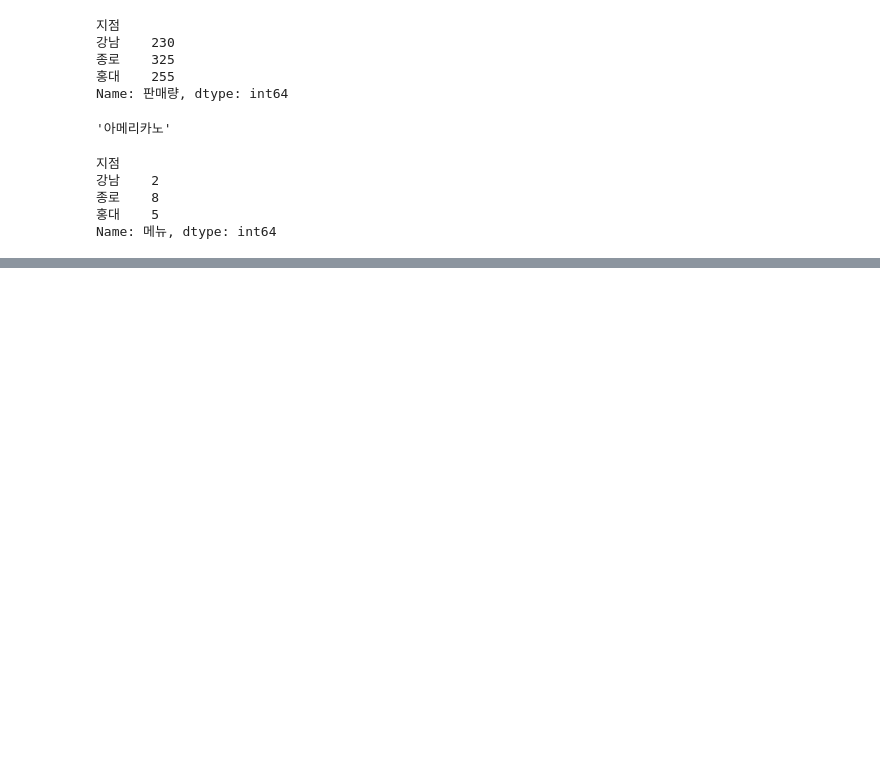
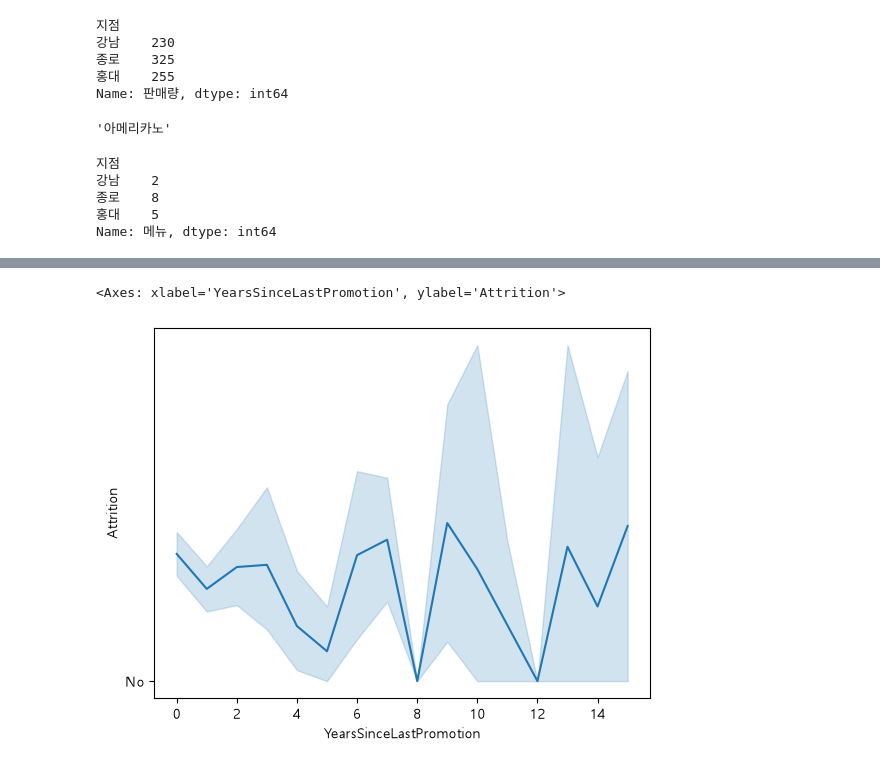
Before and after one commit to shoh03/kdt-data-analysis, a Jupyter notebook: 연습장.ipynb, the cells around one changed output, grey strips where cells are left out. Cells and saved outputs as stored; diff of their text form; code cells hidden in the pictures; blank space fills up the shorter version.

```diff
--- a/연습장.ipynb
+++ b/연습장.ipynb
@@ -358,0 +441,5 @@ Name: 메뉴, dtype: int64
+# %%
+sns.lineplot(data=hr_df,x="YearsSinceLastPromotion",y="Attrition")
+# %% [output]
+<Axes: xlabel='YearsSinceLastPromotion', ylabel='Attrition'>
+[figure, added]
```
Also changed, not shown: parts of 59 cells of this notebook, 2 other files.
